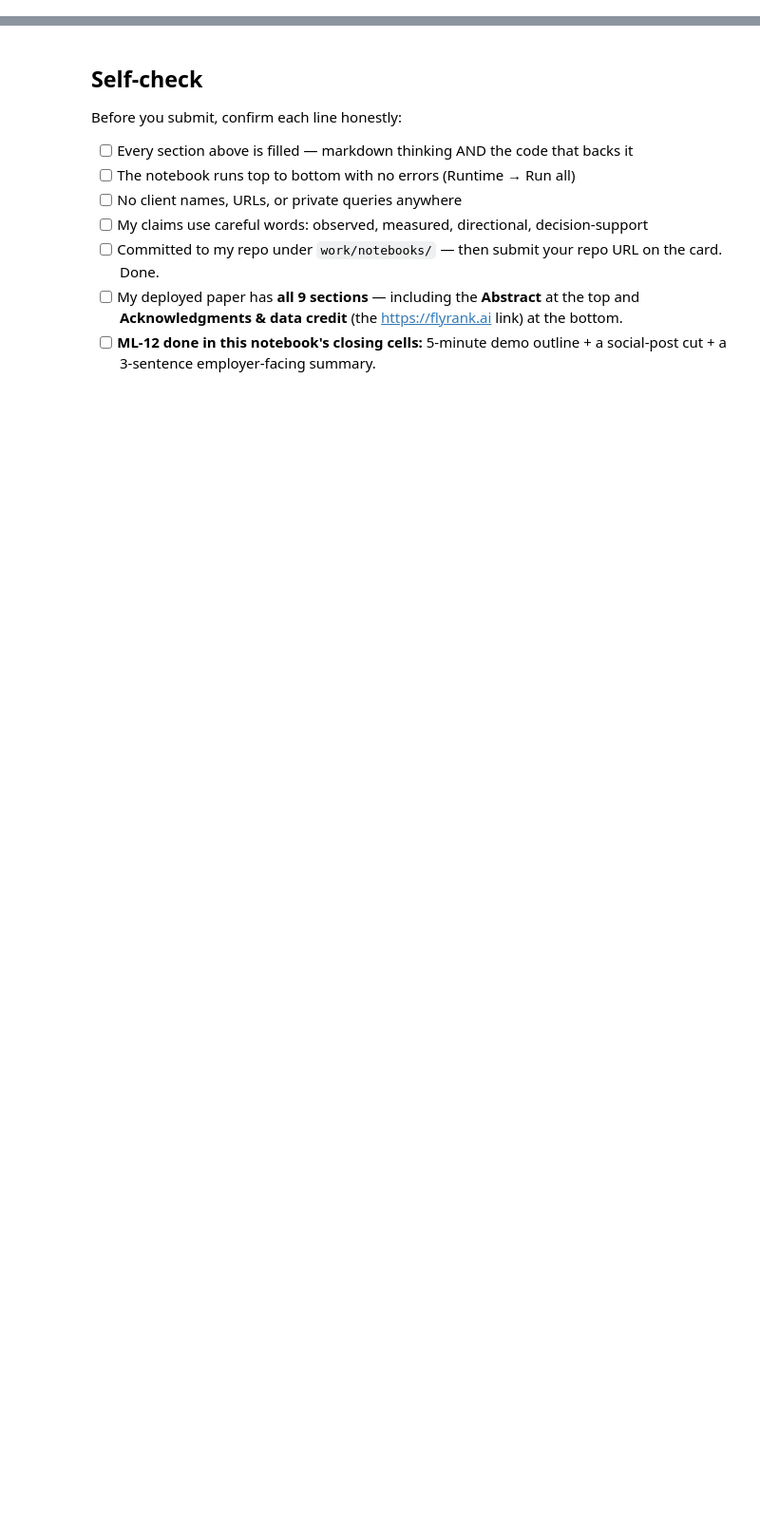
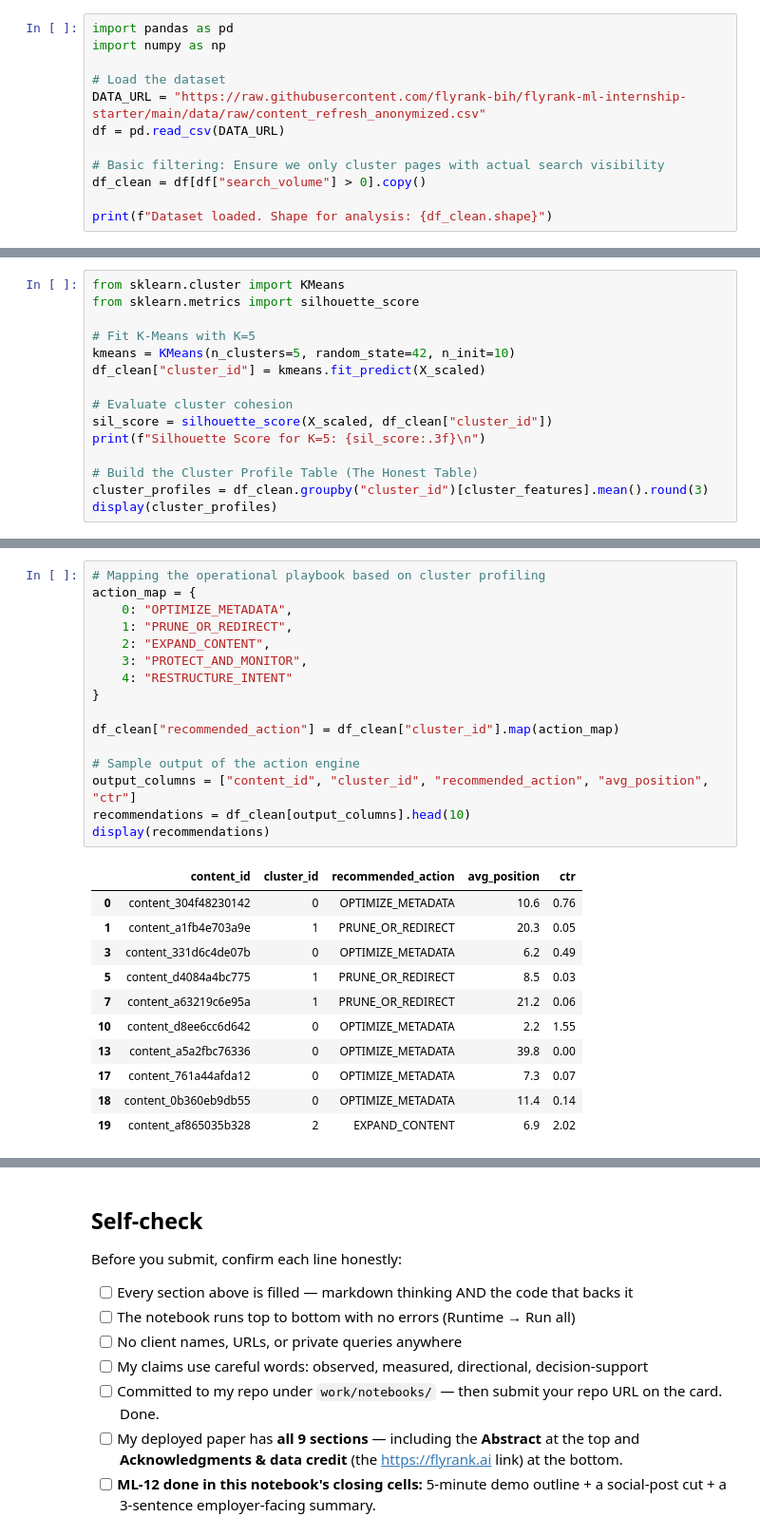
Before and after one commit to busrayildirim0/flyrank-ml-internship, a Jupyter notebook: work/notebooks/capstone.ipynb, the cells around one changed output, grey strips where cells are left out. Shown at 95% size. Cells and saved outputs as stored; diff of their text form; blank space fills up the shorter version.

```diff
--- a/work/notebooks/capstone.ipynb
+++ b/work/notebooks/capstone.ipynb
@@ -36,0 +19,12 @@ This skeleton is yours to fill. Work the sections **in order** — each one has
+# %%
+import pandas as pd
+import numpy as np
+
+# Load the dataset
+DATA_URL = "https://raw.githubusercontent.com/flyrank-bih/flyrank-ml-internship-starter/main/data/raw/content_refresh_anonymized.csv"
+df = pd.read_csv(DATA_URL)
+
+# Basic filtering: Ensure we only cluster pages with actual search visibility
+df_clean = df[df["search_volume"] > 0].copy()
+
+print(f"Dataset loaded. Shape for analysis: {df_clean.shape}")
@@ -36,0 +68,15 @@ This skeleton is yours to fill. Work the sections **in order** — each one has
+# %%
+from sklearn.cluster import KMeans
+from sklearn.metrics import silhouette_score
+
+# Fit K-Means with K=5
+kmeans = KMeans(n_clusters=5, random_state=42, n_init=10)
+df_clean["cluster_id"] = kmeans.fit_predict(X_scaled)
+
+# Evaluate cluster cohesion
+sil_score = silhouette_score(X_scaled, df_clean["cluster_id"])
+print(f"Silhouette Score for K=5: {sil_score:.3f}\n")
+
+# Build the Cluster Profile Table (The Honest Table)
+cluster_profiles = df_clean.groupby("cluster_id")[cluster_features].mean().round(3)
+display(cluster_profiles)
@@ -36,0 +105,28 @@ This skeleton is yours to fill. Work the sections **in order** — each one has
+# %%
+# Mapping the operational playbook based on cluster profiling
+action_map = {
+    0: "OPTIMIZE_METADATA",
+    1: "PRUNE_OR_REDIRECT",
+    2: "EXPAND_CONTENT",
+    3: "PROTECT_AND_MONITOR",
+    4: "RESTRUCTURE_INTENT"
+}
+
+df_clean["recommended_action"] = df_clean["cluster_id"].map(action_map)
+
+# Sample output of the action engine
+output_columns = ["content_id", "cluster_id", "recommended_action", "avg_position", "ctr"]
+recommendations = df_clean[output_columns].head(10)
+display(recommendations)
+# %% [output]
+|  | content_id | cluster_id | recommended_action | avg_position | ctr |
+| 0 | content_304f48230142 | 0 | OPTIMIZE_METADATA | 10.6 | 0.76 |
+| 1 | content_a1fb4e703a9e | 1 | PRUNE_OR_REDIRECT | 20.3 | 0.05 |
+| 3 | content_331d6c4de07b | 0 | OPTIMIZE_METADATA | 6.2 | 0.49 |
+| 5 | content_d4084a4bc775 | 1 | PRUNE_OR_REDIRECT | 8.5 | 0.03 |
+| 7 | content_a63219c6e95a | 1 | PRUNE_OR_REDIRECT | 21.2 | 0.06 |
+| 10 | content_d8ee6cc6d642 | 0 | OPTIMIZE_METADATA | 2.2 | 1.55 |
+| 13 | content_a5a2fbc76336 | 0 | OPTIMIZE_METADATA | 39.8 | 0.00 |
+| 17 | content_761a44afda12 | 0 | OPTIMIZE_METADATA | 7.3 | 0.07 |
+| 18 | content_0b360eb9db55 | 0 | OPTIMIZE_METADATA | 11.4 | 0.14 |
+| 19 | content_af865035b328 | 2 | EXPAND_CONTENT | 6.9 | 2.02 |
```
Also changed, not shown: parts of 18 cells of this notebook.
